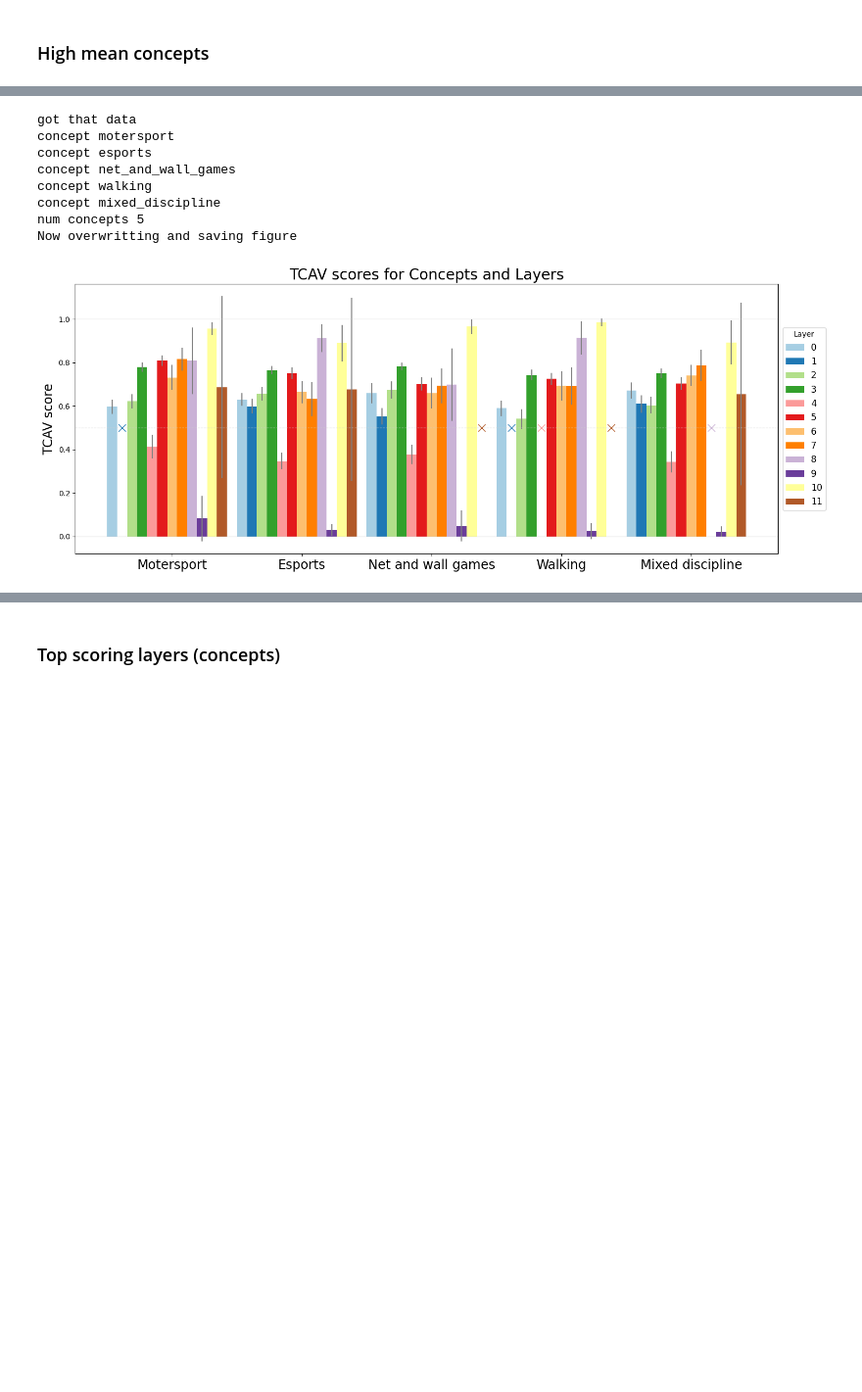
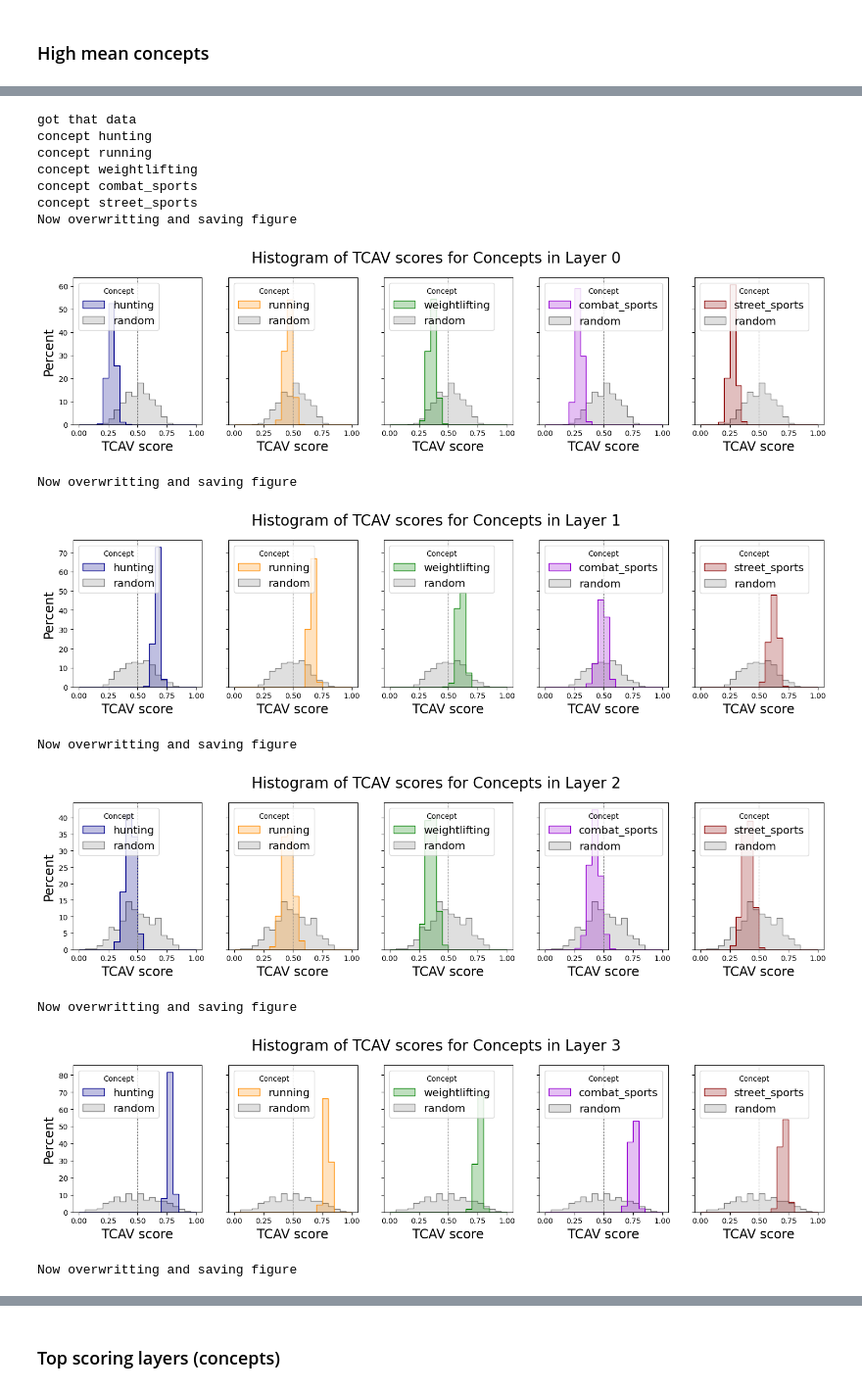
Before and after one commit to gaunby/master_project, a Jupyter notebook: notebooks/tcav_plot_sport.ipynb, the cells around one changed output, grey strips where cells are left out. Shown at 98% size. Saved outputs shown, nothing was run; the diff lists cells and outputs as text; code cells hidden in the pictures; blank space fills up the shorter version.

```diff
--- a/notebooks/tcav_plot_sport.ipynb
+++ b/notebooks/tcav_plot_sport.ipynb
@@ -238,25 +271,31 @@ pos_mean = s_pos.index.values[0:5]
 # %%
 PATH = '/work3/s174498/nlp_tcav_results/'
-target = 'positive'
+target = 'negative'
 results = '_sport'
 SAVE = True
 with open(PATH + target+results + '.pkl','rb') as handle:
     data = pickle.load(handle)
     print('got that data')
 
-concepts = list(map(lambda x: x.lower(), pos_mean))
+concepts = list(map(lambda x: x.lower(), neg_mean))
 concepts = [x.replace(' ','_') for x in concepts]
 
-PATH =  '/zhome/94/5/127021/speciale/master_project/src/visualization/figures/' #'/work3/s174498/nlp_tcav_results/figures/tweet_concepts/'
+PATH =  '/zhome/94/5/127021/speciale/master_project/src/visualization/figures/sport_concept/' #'/work3/s174498/nlp_tcav_results/figures/tweet_concepts/'
 BON_NR = 12*(len(folders))
-output = plot_results(data, target, concepts ,PATH, plot_hist = False, save_fig = SAVE , t_test_mean = None, bonferroni_nr = BON_NR, names = pos_mean)
+output = plot_results(data, target, concepts ,PATH, plot_hist = True, save_fig = SAVE , t_test_mean = None, bonferroni_nr = BON_NR, names = neg_mean)
 # %% [output]
 got that data
-concept motersport
-concept esports
-concept net_and_wall_games
-concept walking
-concept mixed_discipline
-num concepts 5
+concept hunting
+concept running
+concept weightlifting
+concept combat_sports
+concept street_sports
 Now overwritting and saving figure
-[figure, old version]
+[figure, new version]
+Now overwritting and saving figure
+[figure, added]
+Now overwritting and saving figure
+[figure, added]
+Now overwritting and saving figure
+[figure, added]
+Now overwritting and saving figure
```
Also changed, not shown: parts of 5 cells of this notebook, 3 other files.
